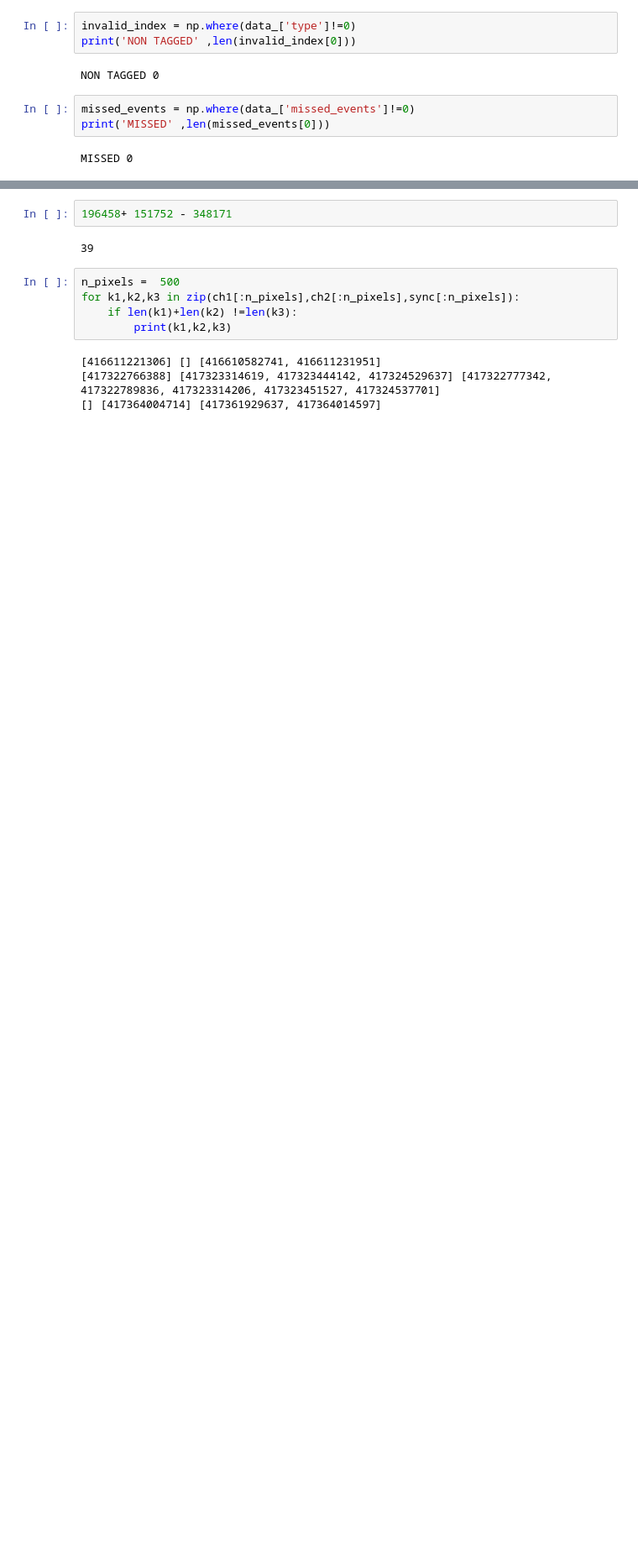
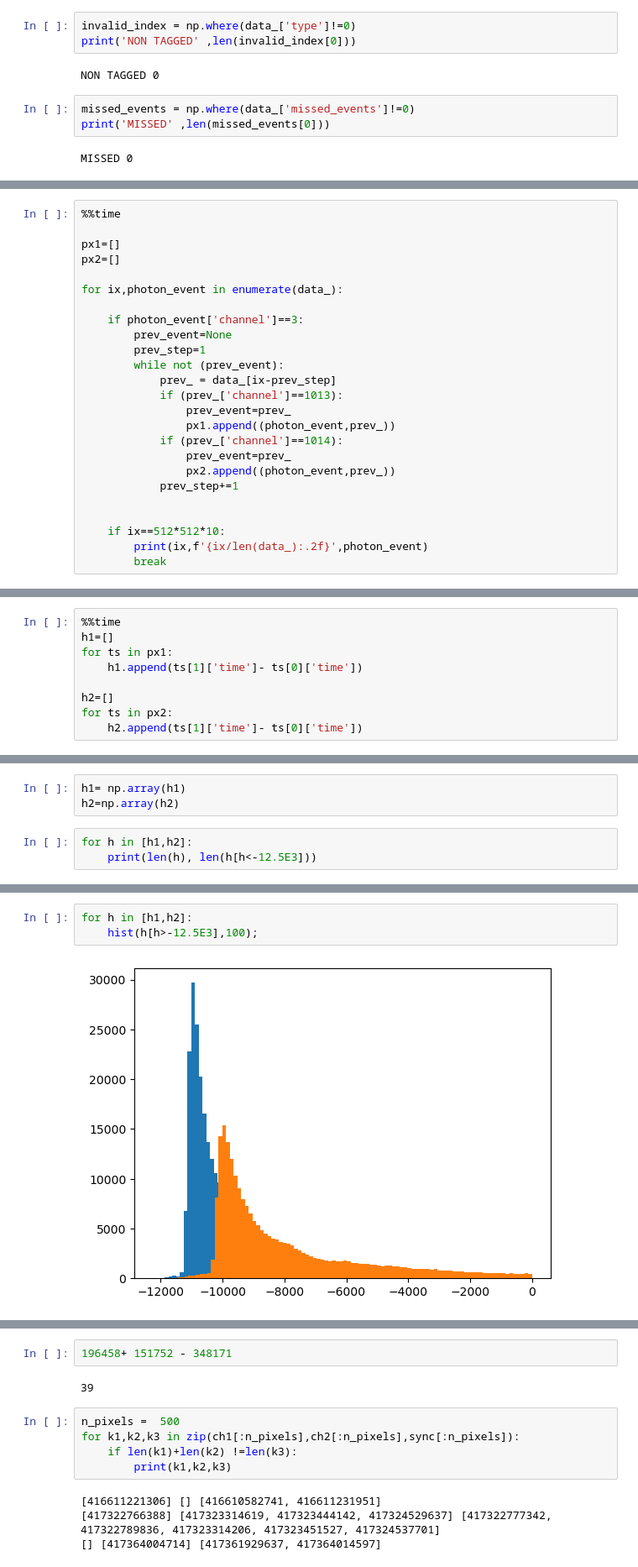
Before and after one commit to PriyaMulla/dashboardsforMM, a Jupyter notebook: J1_BBFile.ipynb, the cells around one changed output, grey strips where cells are left out. Shown at 84% size. Drawn from its saved outputs; the diff is of its cells as text; blank space fills up the shorter version.

```diff
--- a/J1_BBFile.ipynb
+++ b/J1_BBFile.ipynb
@@ -181,0 +266,25 @@ Wall time: 5.13 s
+# %%
+%%time
+
+px1=[]
+px2=[]
+
+for ix,photon_event in enumerate(data_):
+
+    if photon_event['channel']==3:
+        prev_event=None
+        prev_step=1
+        while not (prev_event):
+            prev_ = data_[ix-prev_step]
+            if (prev_['channel']==1013):
+                prev_event=prev_
+                px1.append((photon_event,prev_))
+            if (prev_['channel']==1014):
+                prev_event=prev_
+                px2.append((photon_event,prev_))
+            prev_step+=1
+
+
+    if ix==512*512*10:
+        print(ix,f'{ix/len(data_):.2f}',photon_event)
+        break
@@ -181,0 +295,9 @@ Wall time: 5.13 s
+# %%
+%%time
+h1=[]
+for ts in px1:
+    h1.append(ts[1]['time']- ts[0]['time'])
+
+h2=[]
+for ts in px2:
+    h2.append(ts[1]['time']- ts[0]['time'])
@@ -181,0 +307,6 @@ Wall time: 5.13 s
+# %%
+h1= np.array(h1)
+h2=np.array(h2)
+# %%
+for h in [h1,h2]:
+    print(len(h), len(h[h<-12.5E3]))
@@ -181,0 +316,5 @@ Wall time: 5.13 s
+# %%
+for h in [h1,h2]:
+    hist(h[h>-12.5E3],100);
+# %% [output]
+[figure, added]
```
Also changed, not shown: parts of 34 cells of this notebook.
